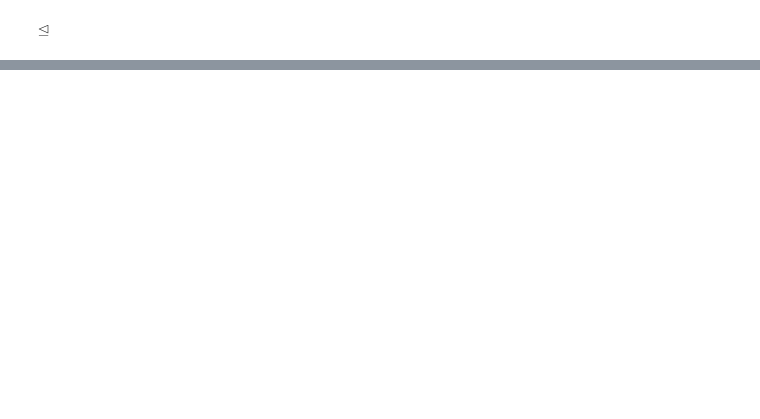
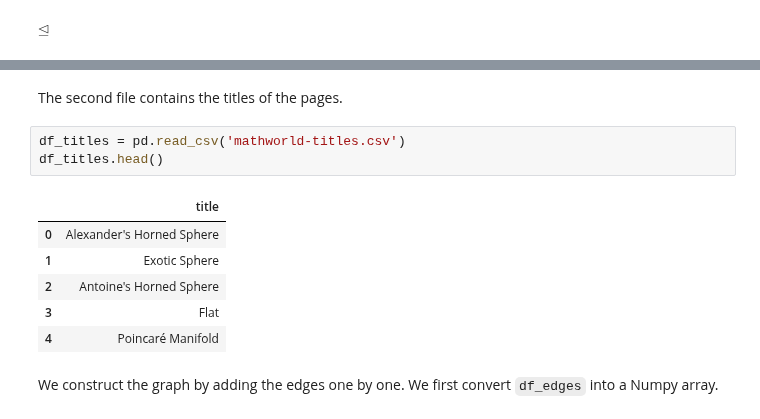
Before and after one commit to MMiDS-textbook/MMiDS-textbook.github.io, a Jupyter notebook: just_the_code/roch_mmids_chap_rwmc_notebook.ipynb, the cells around one changed output, grey strips where cells are left out. Saved outputs shown, nothing was run; the diff lists cells and outputs as text; blank space fills up the shorter version.

```diff
--- a/just_the_code/roch_mmids_chap_rwmc_notebook.ipynb
+++ b/just_the_code/roch_mmids_chap_rwmc_notebook.ipynb
@@ -608,0 +724,14 @@ $\unlhd$
+# %% [markdown]
+The second file contains the titles of the pages.
+# %%
+df_titles = pd.read_csv('mathworld-titles.csv')
+df_titles.head()
+# %% [output]
+|  | title |
+| 0 | Alexander's Horned Sphere |
+| 1 | Exotic Sphere |
+| 2 | Antoine's Horned Sphere |
+| 3 | Flat |
+| 4 | Poincaré Manifold |
+# %% [markdown]
+We construct the graph by adding the edges one by one. We first convert `df_edges` into a Numpy array.
```
Also changed, not shown: parts of 77 cells of this notebook.
